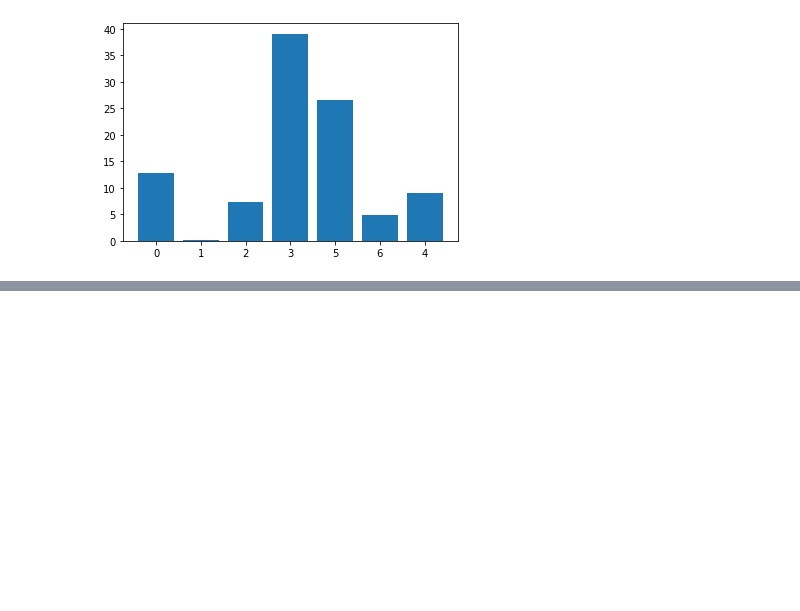
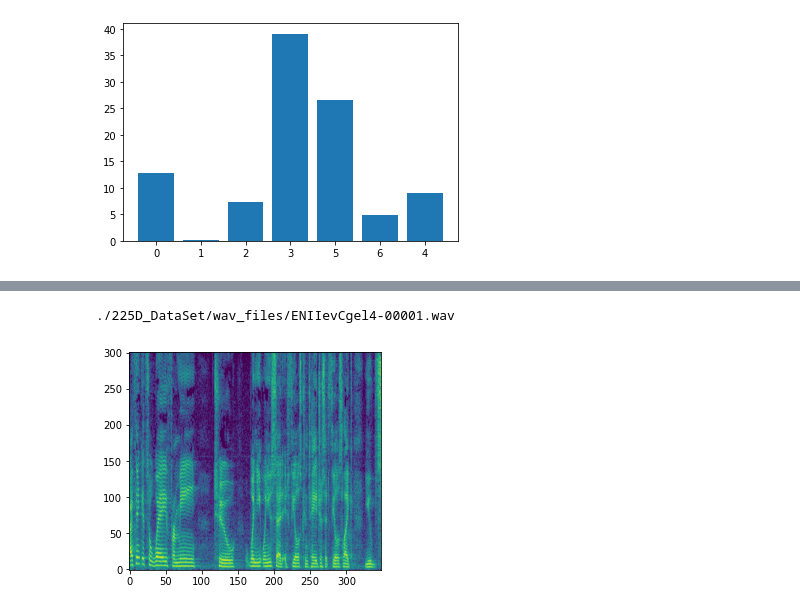
Before and after one commit to YW-Ma/Serika_Estimator, a Jupyter notebook: statistical_data.ipynb, the cells around one changed output, grey strips where cells are left out. Saved outputs shown, nothing was run; the diff lists cells and outputs as text; code cells hidden in the pictures; blank space fills up the shorter version.

```diff
--- a/statistical_data.ipynb
+++ b/statistical_data.ipynb
@@ -161,0 +262,16 @@ for file in tqdm(os.listdir(json_dir)):
+# %%
+for name in tqdm(os.listdir(wav_dir)):
+    wav = wav_dir + name
+    # sample_rate, samples = wavfile.read(file_path)
+    # frequencies, times, spectrogram = signal.spectrogram(samples, sample_rate)
+    waveform, sample_rate = torchaudio.load(wav)
+    print(wav)
+    transform = torchaudio.transforms.Spectrogram(n_fft=600)
+    spectrogram = transform(waveform)
+    # transform & convert
+    array = librosa.power_to_db(spectrogram[0])  # power --> db
+    plt.imshow(array, origin='lower')
+    break
+# %% [output]
+./225D_DataSet/wav_files/ENIIevCgel4-00001.wav
+[figure, added]
```
Also changed, not shown: parts of 12 cells of this notebook, 32 other files.
